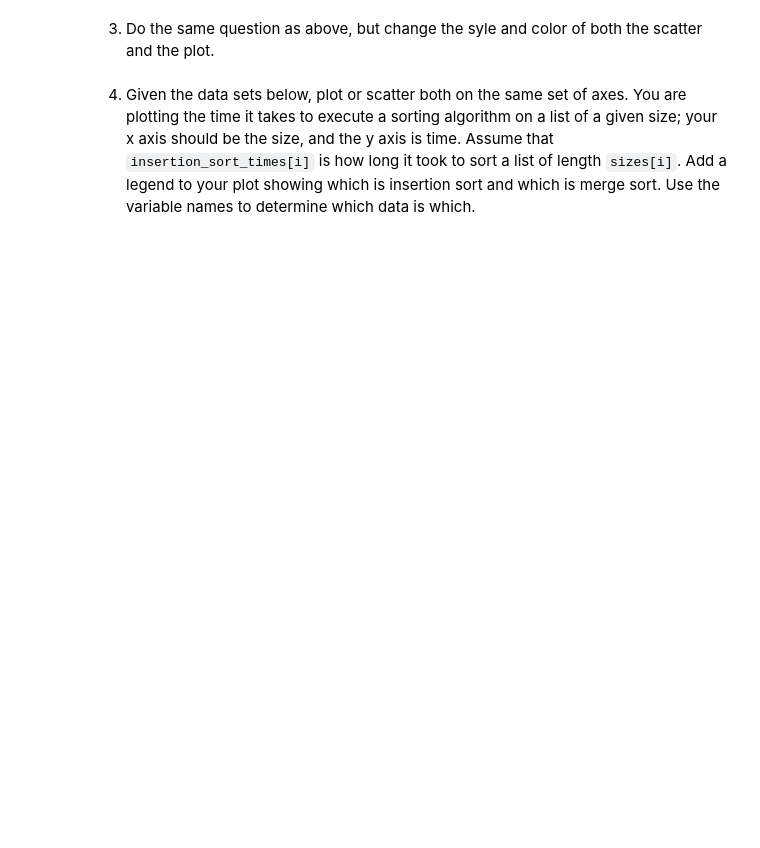
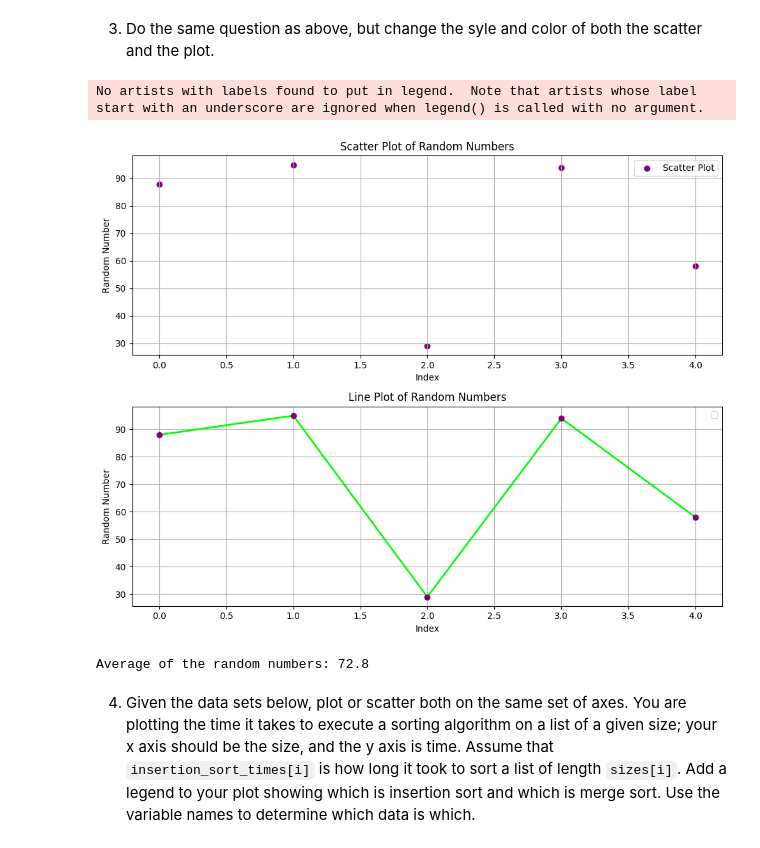
Before and after one commit to MoStrick/pyplot_strickland, a Jupyter notebook: pyplot.ipynb, the cells around one changed output. Drawn from its saved outputs; the diff is of its cells as text; code cells hidden in the pictures; blank space fills up the shorter version.

```diff
--- a/pyplot.ipynb
+++ b/pyplot.ipynb
@@ -98,5 +135,50 @@ plt.show()
 # %% [markdown]
 3. Do the same question as above, but change the syle and color of both the scatter and the plot.
+# %%
+# Generate a sequence of at least 5 random integers
+random_numbers = [randint(1, 100) for _ in range(5)]  # Random integers between 1 and 100
+
+# Prepare x values (indices)
+x_values = list(range(len(random_numbers)))
+
+# Calculate the average
+average = sum(random_numbers) / len(random_numbers)
+
+# Prepare x values (indices)
+x_values = list(range(len(random_numbers)))
+
+# Create a figure and a set of subplots
+fig, (ax1, ax2) = plt.subplots(2, 1, figsize=(10, 8))  # Two vertical subplots
+
+# Scatter plot
+ax1.scatter(x_values, random_numbers, color='purple', label='Scatter Plot')
+ax1.set_title('Scatter Plot of Random Numbers')
+ax1.set_xlabel('Index')
+ax1.set_ylabel('Random Number')
+ax1.legend()
+ax1.grid(True)
+
+# Line plot
+ax2.plot(x_values, random_numbers, color='lime', linewidth=2)
+ax2.scatter(x_values, random_numbers, color='purple', zorder=5)  # Purple points
+ax2.set_title('Line Plot of Random Numbers')
+ax2.set_xlabel('Index')
+ax2.set_ylabel('Random Number')
+ax2.legend()
+ax2.grid(True)
+
+# Adjust layout to prevent overlap
+plt.tight_layout()
+
+# Show the plots
+plt.show()
+
+# Print the average to the console
+print("Average of the random numbers:", average)
+# %% [output]
+No artists with labels found to put in legend.  Note that artists whose label start with an underscore are ignored when legend() is called with no argument.
+[figure, added]
+Average of the random numbers: 72.8
 # %% [markdown]
 4. Given the data sets below, plot or scatter both on the same set of axes.  You are plotting the time it takes to execute a sorting algorithm on a list of a given size; your x axis should be the size, and the y axis is time.  Assume that `insertion_sort_times[i]` is how long it took to sort a list of length `sizes[i]`.  Add a legend to your plot showing which is insertion sort and which is merge sort.  Use the variable names to determine which data is which.
 # %%
```
Also changed, not shown: parts of 2 cells of this notebook.
